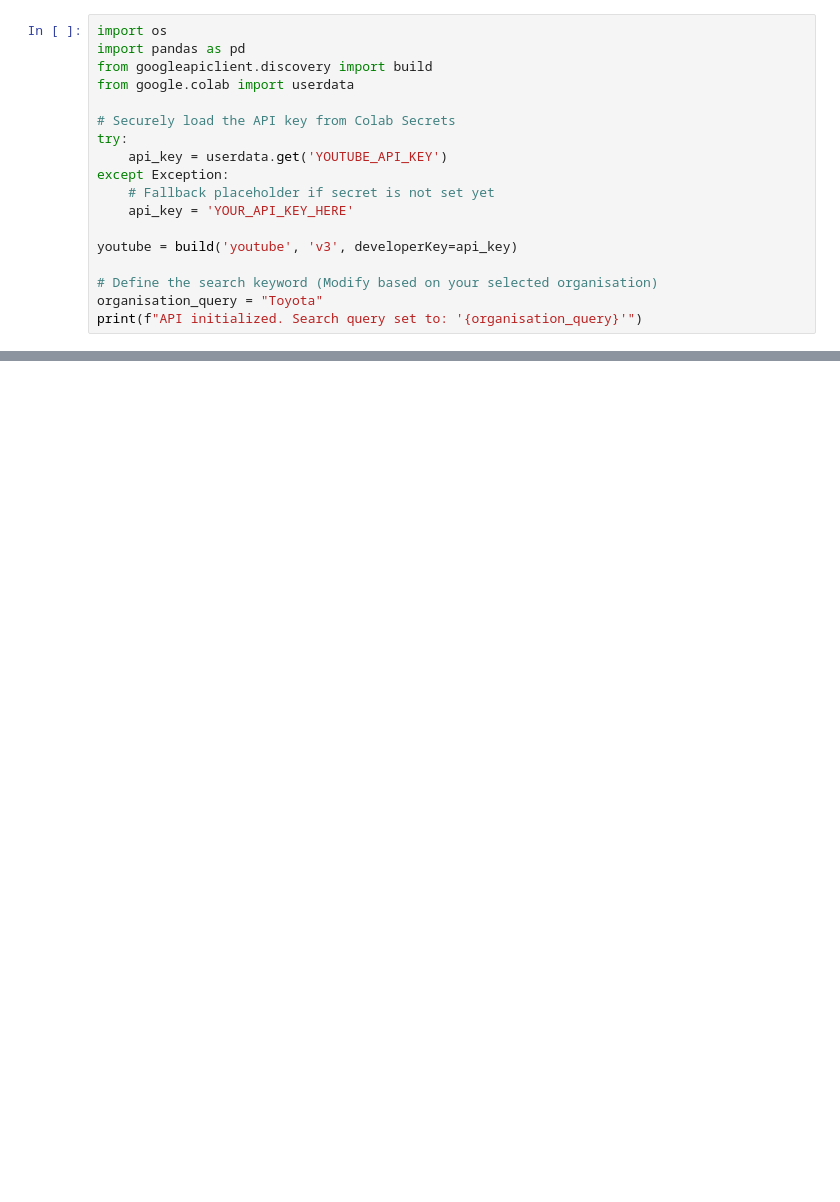
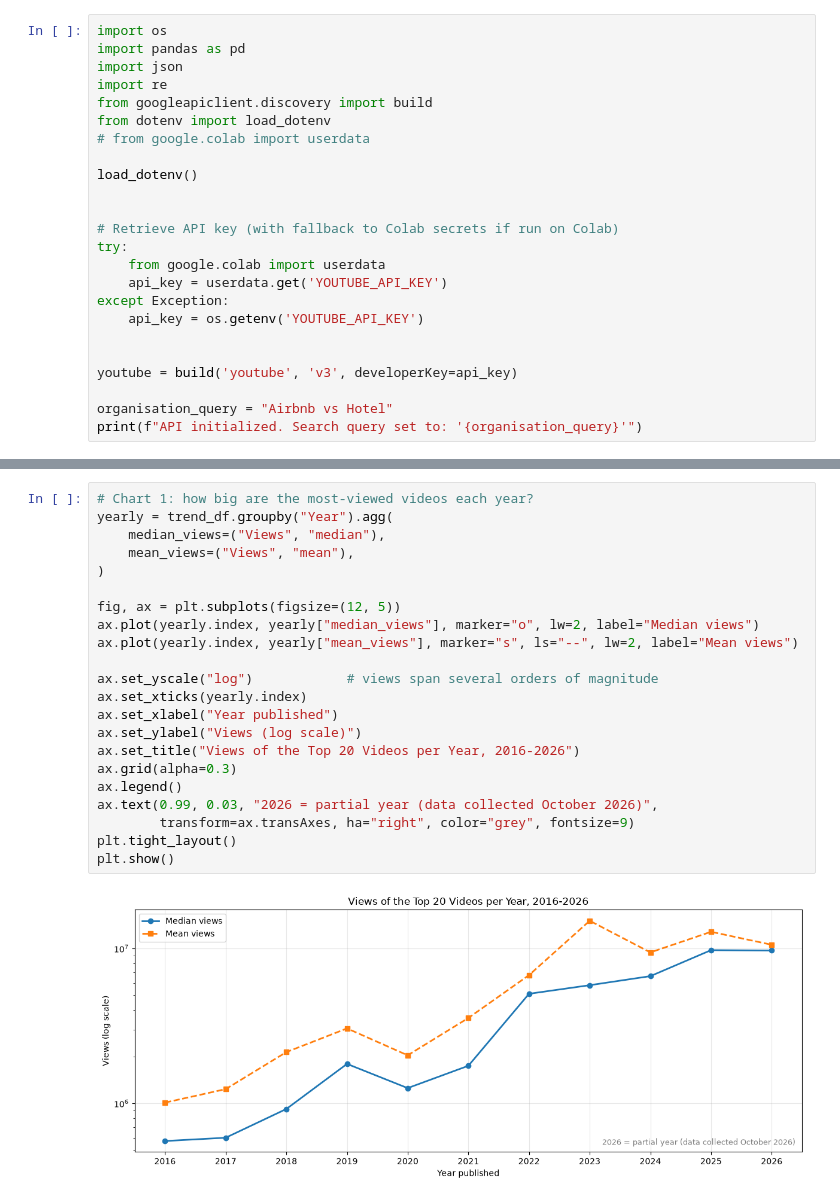
Before and after one commit to caliburanime/205-project, a Jupyter notebook: MIS_205_Assignment.ipynb, the cells around one changed output, grey strips where cells are left out. Cells and saved outputs as stored; diff of their text form; blank space fills up the shorter version.

```diff
--- a/MIS_205_Assignment.ipynb
+++ b/MIS_205_Assignment.ipynb
@@ -28,18 +27,24 @@ To fetch data from the YouTube Data API, you must obtain a Google Developer API
 # %%
 import os
 import pandas as pd
+import json
+import re
 from googleapiclient.discovery import build
-from google.colab import userdata
+from dotenv import load_dotenv
+# from google.colab import userdata
 
-# Securely load the API key from Colab Secrets
+load_dotenv()
+
+
+# Retrieve API key (with fallback to Colab secrets if run on Colab)
 try:
+    from google.colab import userdata
     api_key = userdata.get('YOUTUBE_API_KEY')
 except Exception:
-    # Fallback placeholder if secret is not set yet
-    api_key = 'YOUR_API_KEY_HERE'
+    api_key = os.getenv('YOUTUBE_API_KEY')
+
 
 youtube = build('youtube', 'v3', developerKey=api_key)
 
-# Define the search keyword (Modify based on your selected organisation)
-organisation_query = "Toyota"
+organisation_query = "Airbnb vs Hotel"
 print(f"API initialized. Search query set to: '{organisation_query}'")
@@ -96,0 +296,24 @@ Here we will:
+# %%
+# Chart 1: how big are the most-viewed videos each year?
+yearly = trend_df.groupby("Year").agg(
+    median_views=("Views", "median"),
+    mean_views=("Views", "mean"),
+)
+
+fig, ax = plt.subplots(figsize=(12, 5))
+ax.plot(yearly.index, yearly["median_views"], marker="o", lw=2, label="Median views")
+ax.plot(yearly.index, yearly["mean_views"], marker="s", ls="--", lw=2, label="Mean views")
+
+ax.set_yscale("log")            # views span several orders of magnitude
+ax.set_xticks(yearly.index)
+ax.set_xlabel("Year published")
+ax.set_ylabel("Views (log scale)")
+ax.set_title("Views of the Top 20 Videos per Year, 2016-2026")
+ax.grid(alpha=0.3)
+ax.legend()
+ax.text(0.99, 0.03, "2026 = partial year (data collected October 2026)",
+        transform=ax.transAxes, ha="right", color="grey", fontsize=9)
+plt.tight_layout()
+plt.show()
+# %% [output]
+[figure, added]
```
Also changed, not shown: parts of 21 cells of this notebook, 2 other files.
